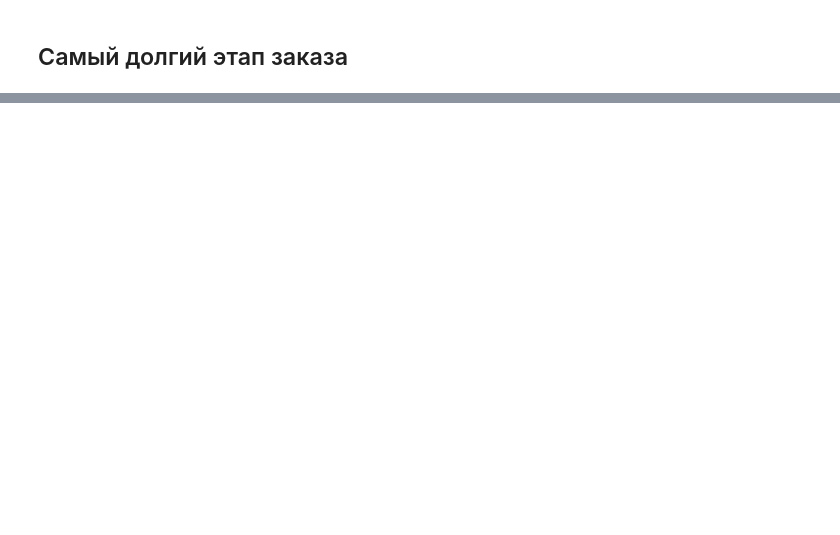
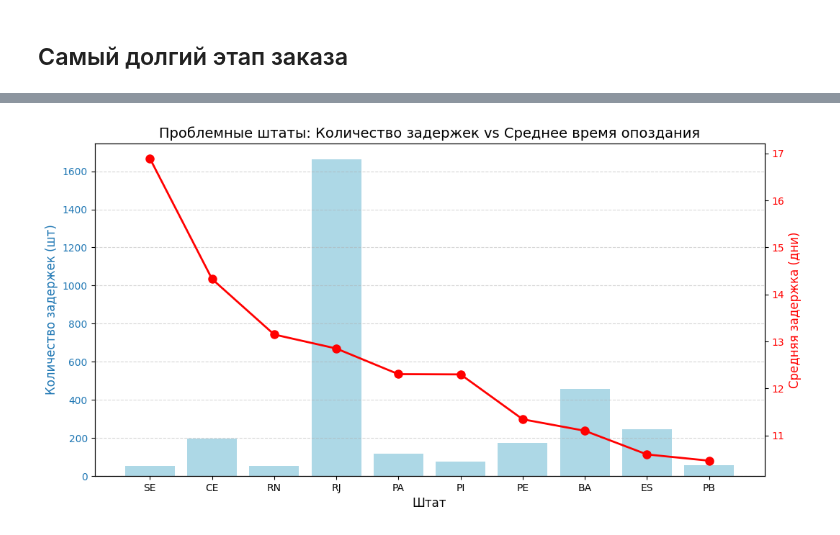
Before and after one commit to aliakseizvertouski/olist, a Jupyter notebook: olist_draft.ipynb, the cells around one changed output, grey strips where cells are left out. Saved outputs shown, nothing was run; the diff lists cells and outputs as text; code cells hidden in the pictures; blank space fills up the shorter version.

```diff
--- a/olist_draft.ipynb
+++ b/olist_draft.ipynb
@@ -146,0 +201,26 @@ plt.show()
+# %%
+delivered_orders = orders[orders['order_status'] == 'delivered'].copy()
+df_geo = delivered_orders.merge(customers, on='customer_id')
+
+# Превращаем колонки в даты
+df_geo['actual_delivery'] = pd.to_datetime(df_geo['order_delivered_customer_date'])
+df_geo['estimated_delivery'] = pd.to_datetime(df_geo['order_estimated_delivery_date'])
+
+# 2. Оставляем ТОЛЬКО опоздавшие заказы (где факт больше обещания)
+late_orders = df_geo[df_geo['actual_delivery'] > df_geo['estimated_delivery']].copy()
+
+# 3. Считаем "глубину" опоздания в днях
+late_orders['delay_days'] = (late_orders['actual_delivery'] - late_orders['estimated_delivery']).dt.total_seconds() / 86400
+
+# 4. Группируем по штатам: где опаздывают сильнее всего?
+# Считаем среднее время задержки (mean) и количество таких задержек (count)
+bad_states = late_orders.groupby('customer_state')['delay_days'].agg(['mean', 'count'])
+
+# Отфильтруем штаты, где хотя бы больше 50 опоздавших заказов (чтобы исключить случайности)
+bad_states = bad_states[bad_states['count'] > 50]
+
+# Сортируем по среднему времени задержки и берем топ-10
+top_10_delays = bad_states.sort_values(by='mean', ascending=False).head(10)
+
+print("Топ-10 штатов по среднему времени опоздания:")
+print(top_10_delays.round(1))
@@ -146,0 +241,19 @@ plt.show()
+# %%
+fig, ax1 = plt.subplots(figsize=(12, 6))
+
+ax1.bar(top_10_delays.index, top_10_delays['count'], color='lightblue')
+ax1.set_xlabel('Штат', fontsize=12)
+ax1.set_ylabel('Количество задержек (шт)', color='tab:blue', fontsize=12)
+ax1.tick_params(axis='y', labelcolor='tab:blue')
+ax2 = ax1.twinx()
+
+ax2.plot(top_10_delays.index, top_10_delays['mean'], color='red', marker='o', linewidth=2, markersize=8)
+ax2.set_ylabel('Средняя задержка (дни)', color='red', fontsize=12)
+ax2.tick_params(axis='y', labelcolor='red')
+
+plt.title('Проблемные штаты: Количество задержек vs Среднее время опоздания', fontsize=14)
+ax1.grid(axis='y', linestyle='--', alpha=0.5)
+
+plt.show()
+# %% [output]
+[figure, added]
```
Also changed, not shown: parts of 11 cells of this notebook.
